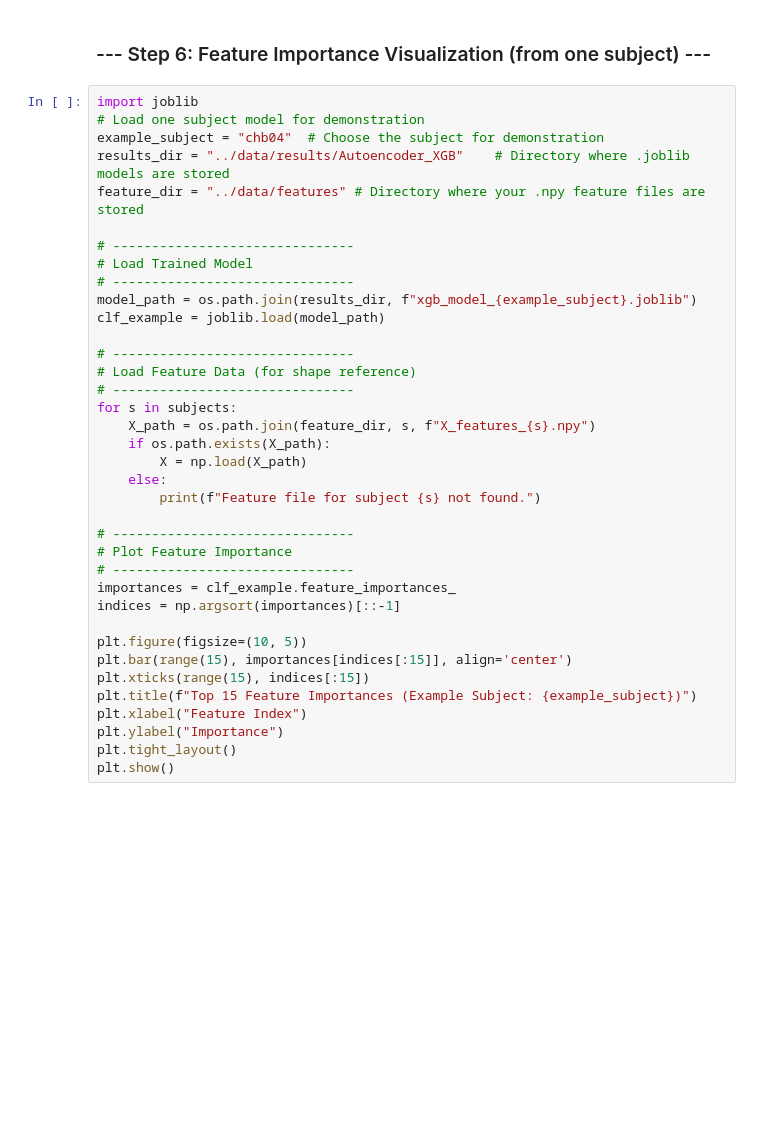
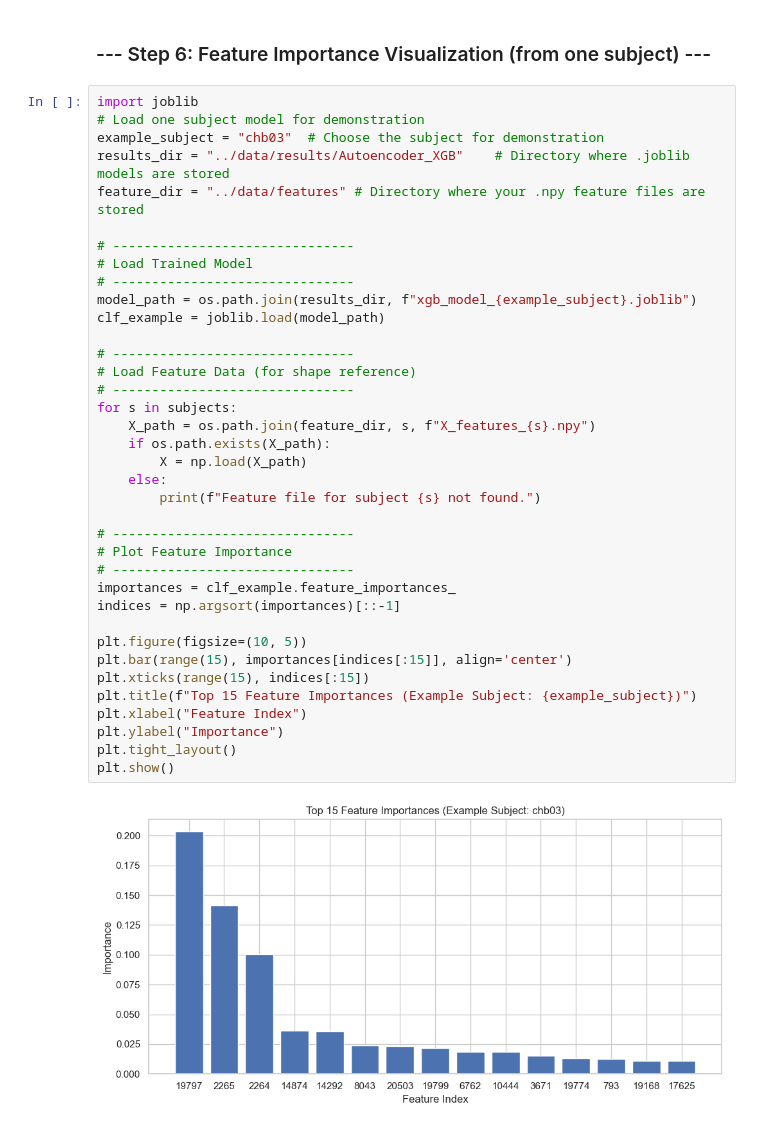
Before and after one commit to rominswe/seizure_forecasting, a Jupyter notebook: notebooks/model_training.ipynb, the cells around one changed output. Saved outputs shown, nothing was run; the diff lists cells and outputs as text; blank space fills up the shorter version.

```diff
--- a/notebooks/model_training.ipynb
+++ b/notebooks/model_training.ipynb
@@ -424,37 +463,39 @@ print(f"Global Precision: {prec_global:.4f}")
 # %%
 import joblib
 # Load one subject model for demonstration
-example_subject = "chb04"  # Choose the subject for demonstration
+example_subject = "chb03"  # Choose the subject for demonstration
 results_dir = "../data/results/Autoencoder_XGB"    # Directory where .joblib models are stored
 feature_dir = "../data/features" # Directory where your .npy feature files are stored
 
 # -------------------------------
 # Load Trained Model
 # -------------------------------
 model_path = os.path.join(results_dir, f"xgb_model_{example_subject}.joblib")
 clf_example = joblib.load(model_path)
 
 # -------------------------------
 # Load Feature Data (for shape reference)
 # -------------------------------
 for s in subjects:
     X_path = os.path.join(feature_dir, s, f"X_features_{s}.npy")
     if os.path.exists(X_path):
         X = np.load(X_path)
     else:
         print(f"Feature file for subject {s} not found.")
 
 # -------------------------------
 # Plot Feature Importance
 # -------------------------------
 importances = clf_example.feature_importances_
 indices = np.argsort(importances)[::-1]
 
 plt.figure(figsize=(10, 5))
 plt.bar(range(15), importances[indices[:15]], align='center')
 plt.xticks(range(15), indices[:15])
 plt.title(f"Top 15 Feature Importances (Example Subject: {example_subject})")
 plt.xlabel("Feature Index")
 plt.ylabel("Importance")
 plt.tight_layout()
 plt.show()
+# %% [output]
+[figure, added]
```
Also changed, not shown: parts of 3 cells of this notebook.
